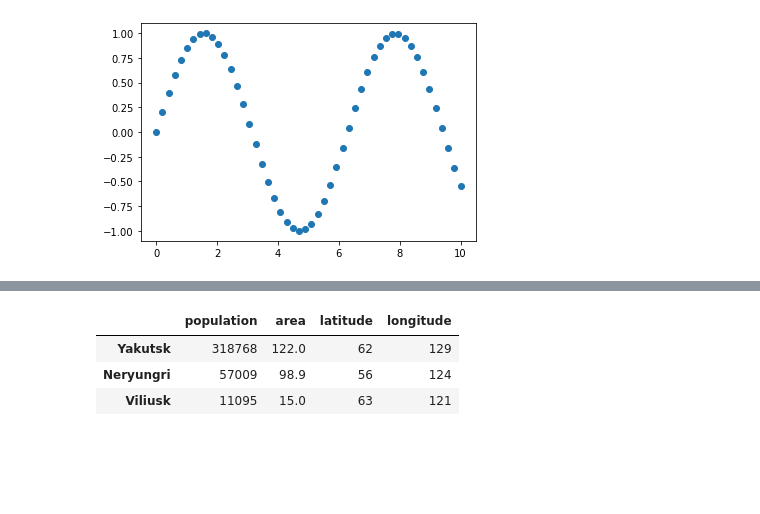
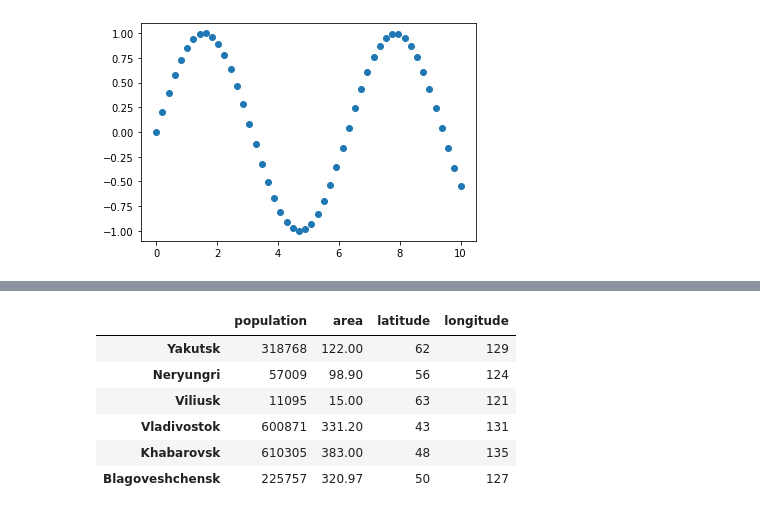
Before and after one commit to Aysen23/Altan_python, a Jupyter notebook: 2.analytics/9.Matplotlib.ipynb, the cells around one changed output, grey strips where cells are left out. Drawn from its saved outputs; the diff is of its cells as text; code cells hidden in the pictures; blank space fills up the shorter version.

```diff
--- a/2.analytics/9.Matplotlib.ipynb
+++ b/2.analytics/9.Matplotlib.ipynb
@@ -33,37 +33,52 @@ plt.show()
 # %%
 # данные по населению и площади
 p = {
     "Yakutsk": 318768,
     "Neryungri": 57009,
-    "Viliusk": 11095
+    "Viliusk": 11095,
+    "Vladivostok": 600871,
+    "Khabarovsk": 610305,
+    "Blagoveshchensk": 225757
 }
 a = {
     "Yakutsk": 122,
     "Neryungri": 98.9,
-    "Viliusk": 15
+    "Viliusk": 15,
+    "Vladivostok": 331.2,
+    "Khabarovsk": 383,
+    "Blagoveshchensk":320.97
 }
 
 # координаты (широта - lat и долгота - lon)
 lat = {
     "Yakutsk": 62,
     "Neryungri": 56,
-    "Viliusk": 63
+    "Viliusk": 63,
+    "Vladivostok": 43,
+    "Khabarovsk": 48,
+    "Blagoveshchensk":50
 }
 lon = {
     "Yakutsk": 129,
     "Neryungri": 124,
-    "Viliusk": 121
+    "Viliusk": 121,
+    "Vladivostok": 131,
+    "Khabarovsk": 135,
+    "Blagoveshchensk":127
 }
 
 data = pd.DataFrame(
     {"population":p, "area": a, "latitude": lat, "longitude": lon}
 )
 data
 # %% [output]
 |  | population | area | latitude | longitude |
-| Yakutsk | 318768 | 122.0 | 62 | 129 |
-| Neryungri | 57009 | 98.9 | 56 | 124 |
-| Viliusk | 11095 | 15.0 | 63 | 121 |
+| Yakutsk | 318768 | 122.00 | 62 | 129 |
+| Neryungri | 57009 | 98.90 | 56 | 124 |
+| Viliusk | 11095 | 15.00 | 63 | 121 |
+| Vladivostok | 600871 | 331.20 | 43 | 131 |
+| Khabarovsk | 610305 | 383.00 | 48 | 135 |
+| Blagoveshchensk | 225757 | 320.97 | 50 | 127 |
 # %%
 # визуализация данных
 
```
Also changed, not shown: parts of 4 cells of this notebook, 1 other file.
